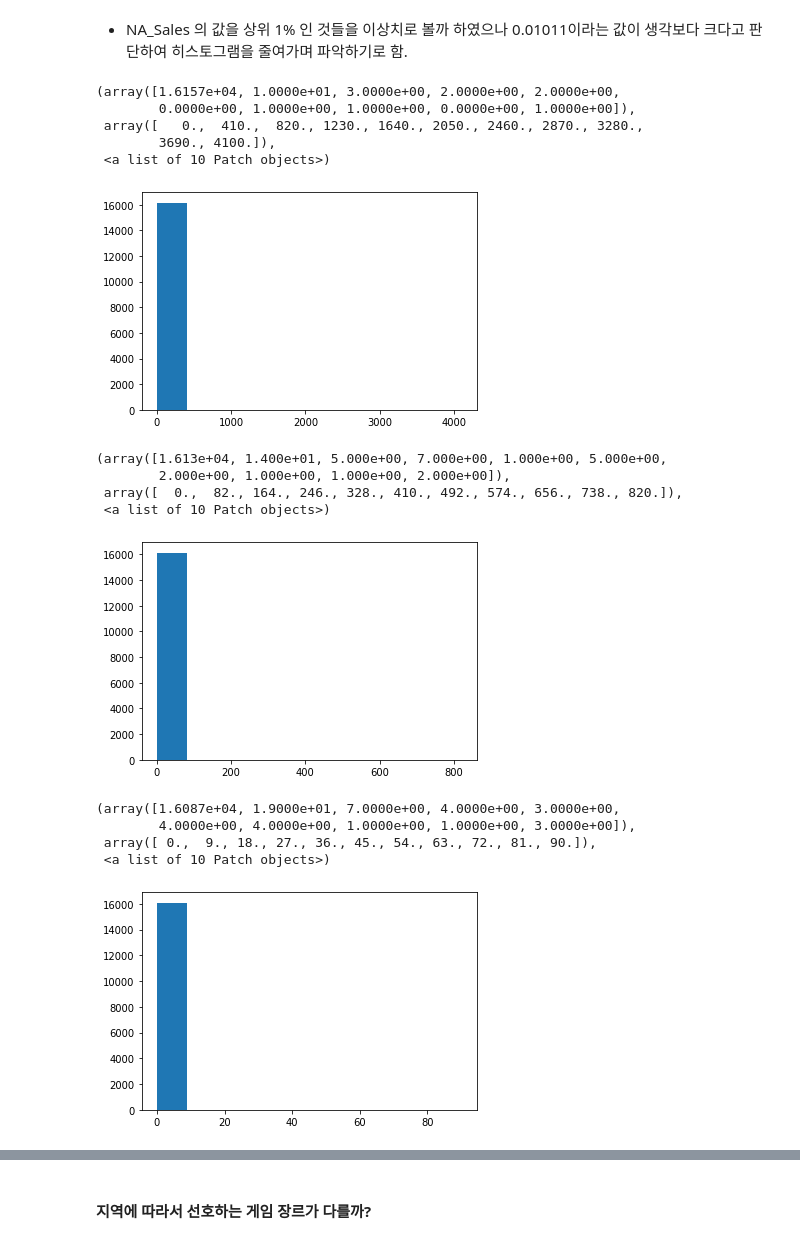
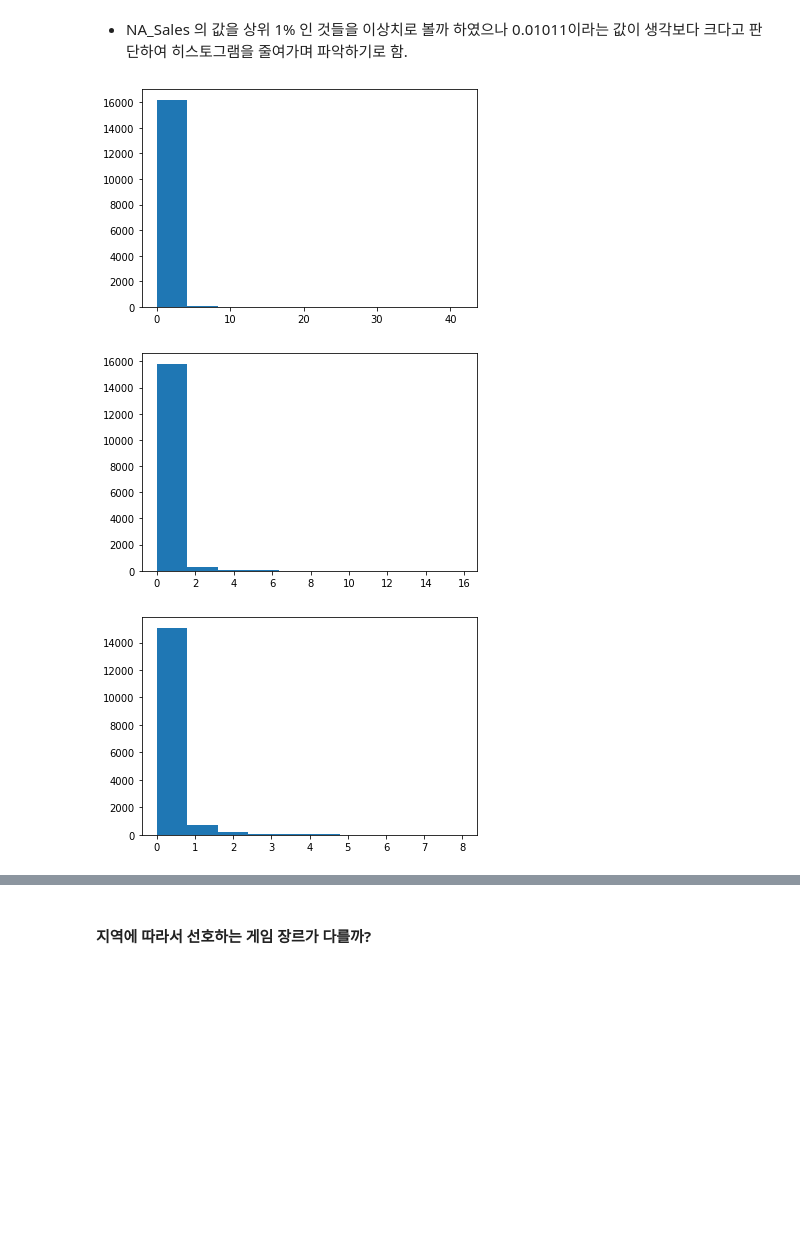
Before and after one commit to sh00-git/Project1-what-games-to-design-in-the-next-quarter, a Jupyter notebook: AI_14_박송희_Section1.ipynb, the cells around one changed output, grey strips where cells are left out. Cells and saved outputs as stored; diff of their text form; code cells hidden in the pictures; blank space fills up the shorter version.

```diff
--- a/AI_14_박송희_Section1.ipynb
+++ b/AI_14_박송희_Section1.ipynb
@@ -240,0 +208,5 @@ df_clean.Other_Sales = df_clean.Other_Sales.str.replace('[a-zA-Z]', '')
+# %%
+df_clean['NA_Sales'].loc[df_clean.NA_Sales.str.contains('K')] = ns_change
+df_clean['EU_Sales'].loc[df_clean.EU_Sales.str.contains('K')] = es_change
+df_clean['JP_Sales'].loc[df_clean.JP_Sales.str.contains('K')] = js_change
+df_clean['Other_Sales'].loc[df_clean.Other_Sales.str.contains('K')] = os_change
@@ -289,4 +300,4 @@ sns.histplot(x='Year', data=df_clean)
 <matplotlib.axes._subplots.AxesSubplot at 0x...>
 [figure]
 # %%
-df_clean = df_clean[df_clean['Year']>1000]
+df_clean[df_clean.Year < 1000]
@@ -292,0 +336,7 @@ df_clean = df_clean[df_clean['Year']>1000]
+# %%
+df_clean_year = df_clean.copy()
+# %%
+for i in range(17):
+    df_clean_year.loc[df_clean_year.Year == i, 'Year'] = 2000 + i
+
+df_clean_year.loc[(80 < df_clean_year.Year) & (df_clean_year.Year < 1000), 'Year'] += 1900
@@ -357,28 +412,15 @@ len(larger_ns) / len(less_ns)
 # %% [markdown]
 - NA_Sales 의 값을 상위 1% 인 것들을 이상치로 볼까 하였으나 0.01011이라는 값이 생각보다 크다고 판단하여 히스토그램을 줄여가며 파악하기로 함.
 # %%
-plt.hist(df_clean.NA_Sales)
+plt.hist(df_clean_year.NA_Sales);
 # %% [output]
-(array([1.6157e+04, 1.0000e+01, 3.0000e+00, 2.0000e+00, 2.0000e+00,
-        0.0000e+00, 1.0000e+00, 1.0000e+00, 0.0000e+00, 1.0000e+00]),
- array([   0.,  410.,  820., 1230., 1640., 2050., 2460., 2870., 3280.,
-        3690., 4100.]),
- <a list of 10 Patch objects>)
-[figure, old version]
+[figure, new version]
 # %%
-plt.hist(df_clean.NA_Sales[df_clean.NA_Sales < 1000])
+plt.hist(df_clean_year.NA_Sales[df_clean_year.NA_Sales < 20]);
 # %% [output]
-(array([1.613e+04, 1.400e+01, 5.000e+00, 7.000e+00, 1.000e+00, 5.000e+00,
-        2.000e+00, 1.000e+00, 1.000e+00, 2.000e+00]),
- array([  0.,  82., 164., 246., 328., 410., 492., 574., 656., 738., 820.]),
- <a list of 10 Patch objects>)
-[figure, old version]
+[figure, new version]
 # %%
-plt.hist(df_clean.NA_Sales[df_clean.NA_Sales < 100])
+plt.hist(df_clean_year.NA_Sales[df_clean_year.NA_Sales < 8]);
 # %% [output]
-(array([1.6087e+04, 1.9000e+01, 7.0000e+00, 4.0000e+00, 3.0000e+00,
-        4.0000e+00, 4.0000e+00, 1.0000e+00, 1.0000e+00, 3.0000e+00]),
- array([ 0.,  9., 18., 27., 36., 45., 54., 63., 72., 81., 90.]),
- <a list of 10 Patch objects>)
-[figure, old version]
+[figure, new version]
 # %%
```
Also changed, not shown: parts of 120 cells of this notebook.
